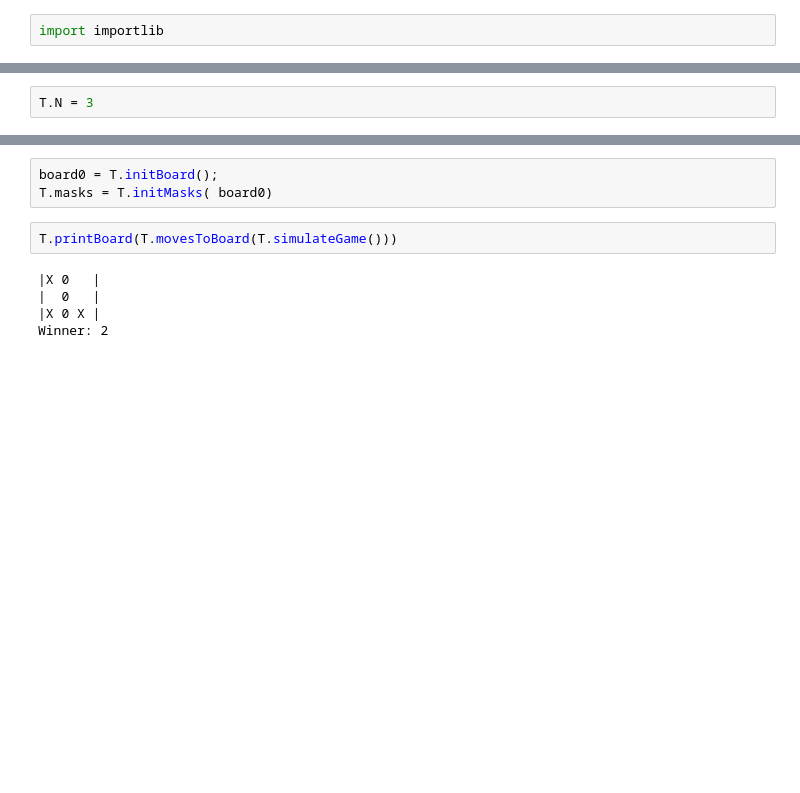
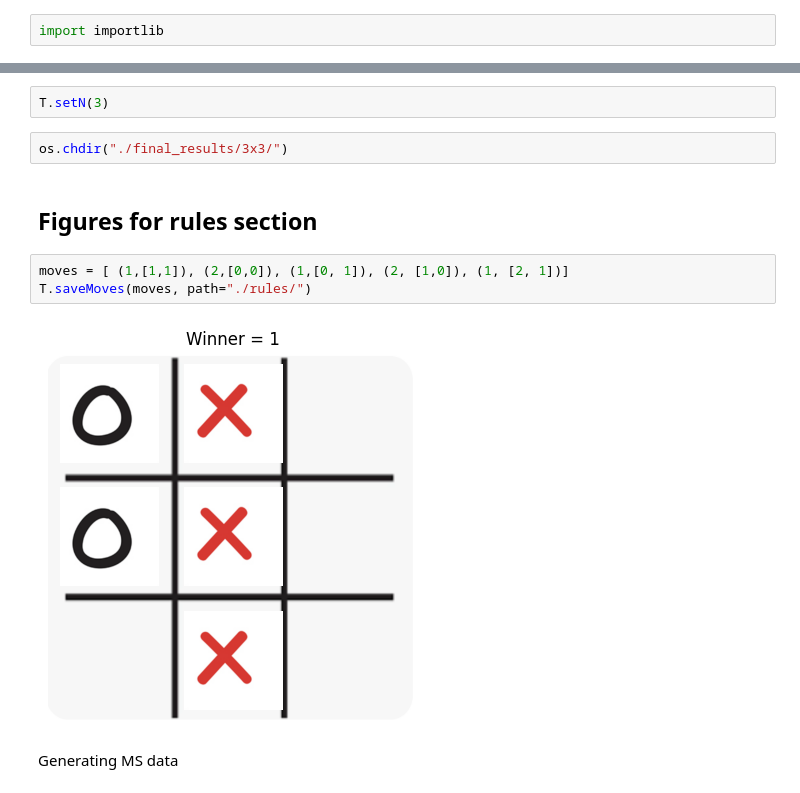
Before and after one commit to ALuchinsky/Fall2022_Data7300, a Jupyter notebook: 3x3.ipynb, the cells around one changed output, grey strips where cells are left out. Drawn from its saved outputs; the diff is of its cells as text; blank space fills up the shorter version.

```diff
--- a/3x3.ipynb
+++ b/3x3.ipynb
@@ -24,2 +24,0 @@ Simple  5 x 5 game
-# %%
-T.N = 3
@@ -32,10 +25,13 @@ array([[0, 0, 0],
-# %%
-board0 = T.initBoard();
-T.masks = T.initMasks( board0)
-# %%
-T.printBoard(T.movesToBoard(T.simulateGame()))
-# %% [output]
-|X 0   |
-|  0   |
-|X 0 X |
-Winner: 2
+# %%
+T.setN(3)
+# %%
+os.chdir("./final_results/3x3/")
+# %% [markdown]
+## Figures for rules section
+# %%
+moves = [ (1,[1,1]), (2,[0,0]), (1,[0, 1]), (2, [1,0]), (1, [2, 1])]
+T.saveMoves(moves, path="./rules/")
+# %% [output]
+[figure, added]
+# %% [markdown]
+Generating MS data
```
Also changed, not shown: parts of 25 cells of this notebook, 52 other files.
